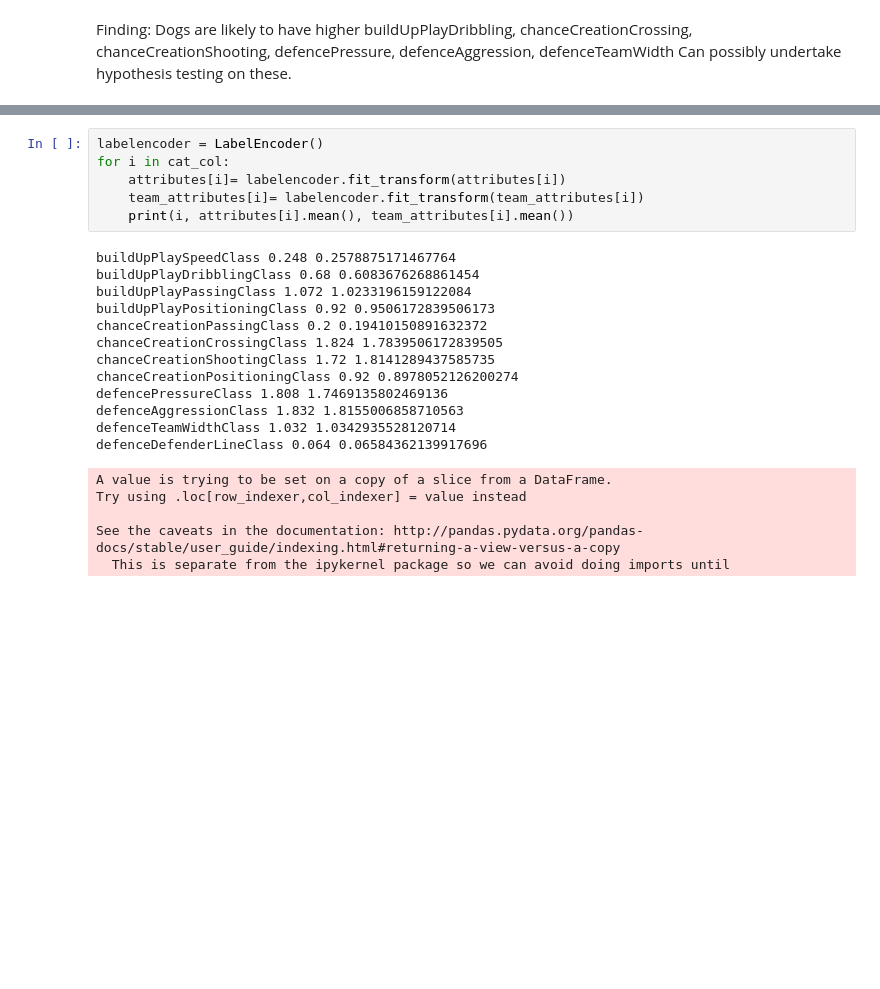
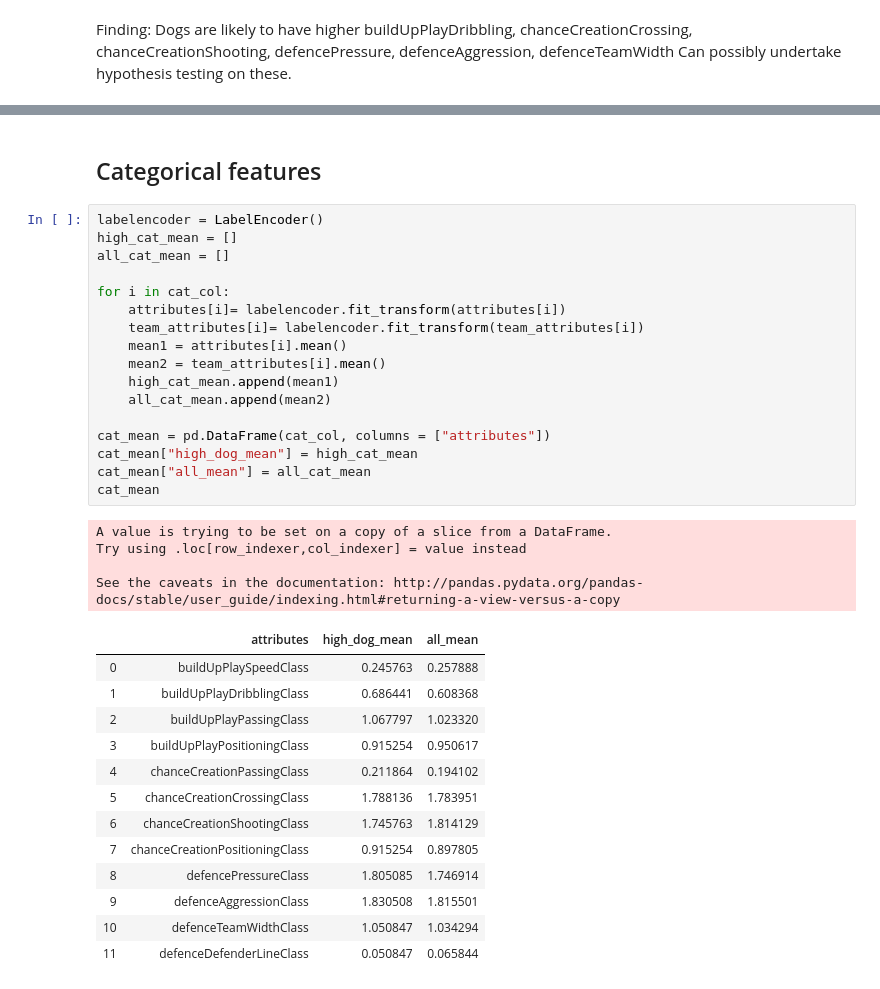
Before and after one commit to ym371/APAC-datathon-21, a Jupyter notebook: src/Attributes of dogs (ongoing).ipynb, the cells around one changed output, grey strips where cells are left out. Saved outputs shown, nothing was run; the diff lists cells and outputs as text; blank space fills up the shorter version.

```diff
--- a/src/Attributes of dogs (ongoing).ipynb
+++ b/src/Attributes of dogs (ongoing).ipynb
@@ -121,24 +136,37 @@ Can possibly undertake hypothesis testing on these.
+# %% [markdown]
+## Categorical features
 # %%
 labelencoder = LabelEncoder()
+high_cat_mean = []
+all_cat_mean = []
+
 for i in cat_col:
     attributes[i]= labelencoder.fit_transform(attributes[i])
     team_attributes[i]= labelencoder.fit_transform(team_attributes[i])
-    print(i, attributes[i].mean(), team_attributes[i].mean())
+    mean1 = attributes[i].mean()
+    mean2 = team_attributes[i].mean()
+    high_cat_mean.append(mean1)
+    all_cat_mean.append(mean2)
+
+cat_mean = pd.DataFrame(cat_col, columns = ["attributes"])
+cat_mean["high_dog_mean"] = high_cat_mean
+cat_mean["all_mean"] = all_cat_mean
+cat_mean
 # %% [output]
-buildUpPlaySpeedClass 0.248 0.2578875171467764
-buildUpPlayDribblingClass 0.68 0.6083676268861454
-buildUpPlayPassingClass 1.072 1.0233196159122084
-buildUpPlayPositioningClass 0.92 0.9506172839506173
-chanceCreationPassingClass 0.2 0.19410150891632372
-chanceCreationCrossingClass 1.824 1.7839506172839505
-chanceCreationShootingClass 1.72 1.8141289437585735
-chanceCreationPositioningClass 0.92 0.8978052126200274
-defencePressureClass 1.808 1.7469135802469136
-defenceAggressionClass 1.832 1.8155006858710563
-defenceTeamWidthClass 1.032 1.0342935528120714
-defenceDefenderLineClass 0.064 0.06584362139917696
+A value is trying to be set on a copy of a slice from a DataFrame.
+Try using .loc[row_indexer,col_indexer] = value instead
+
+See the caveats in the documentation: http://pandas.pydata.org/pandas-docs/stable/user_guide/indexing.html#returning-a-view-versus-a-copy
-A value is trying to be set on a copy of a slice from a DataFrame.
-Try using .loc[row_indexer,col_indexer] = value instead
-
-See the caveats in the documentation: http://pandas.pydata.org/pandas-docs/stable/user_guide/indexing.html#returning-a-view-versus-a-copy
-  This is separate from the ipykernel package so we can avoid doing imports until
+|  | attributes | high_dog_mean | all_mean |
+| 0 | buildUpPlaySpeedClass | 0.245763 | 0.257888 |
+| 1 | buildUpPlayDribblingClass | 0.686441 | 0.608368 |
+| 2 | buildUpPlayPassingClass | 1.067797 | 1.023320 |
+| 3 | buildUpPlayPositioningClass | 0.915254 | 0.950617 |
+| 4 | chanceCreationPassingClass | 0.211864 | 0.194102 |
+| 5 | chanceCreationCrossingClass | 1.788136 | 1.783951 |
+| 6 | chanceCreationShootingClass | 1.745763 | 1.814129 |
+| 7 | chanceCreationPositioningClass | 0.915254 | 0.897805 |
+| 8 | defencePressureClass | 1.805085 | 1.746914 |
+| 9 | defenceAggressionClass | 1.830508 | 1.815501 |
+| 10 | defenceTeamWidthClass | 1.050847 | 1.034294 |
+| 11 | defenceDefenderLineClass | 0.050847 | 0.065844 |
```
Also changed, not shown: parts of 13 cells of this notebook.
